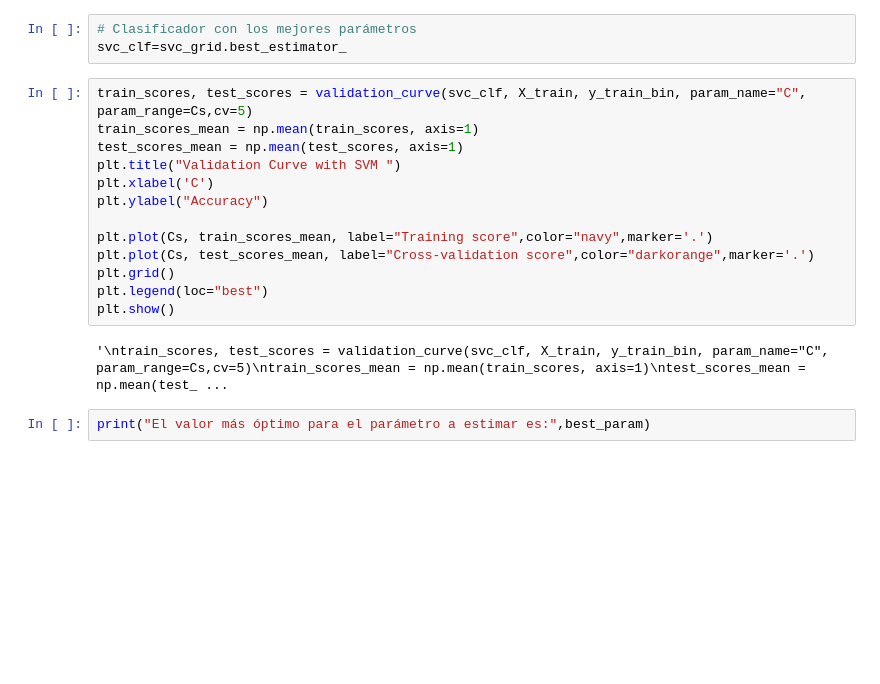
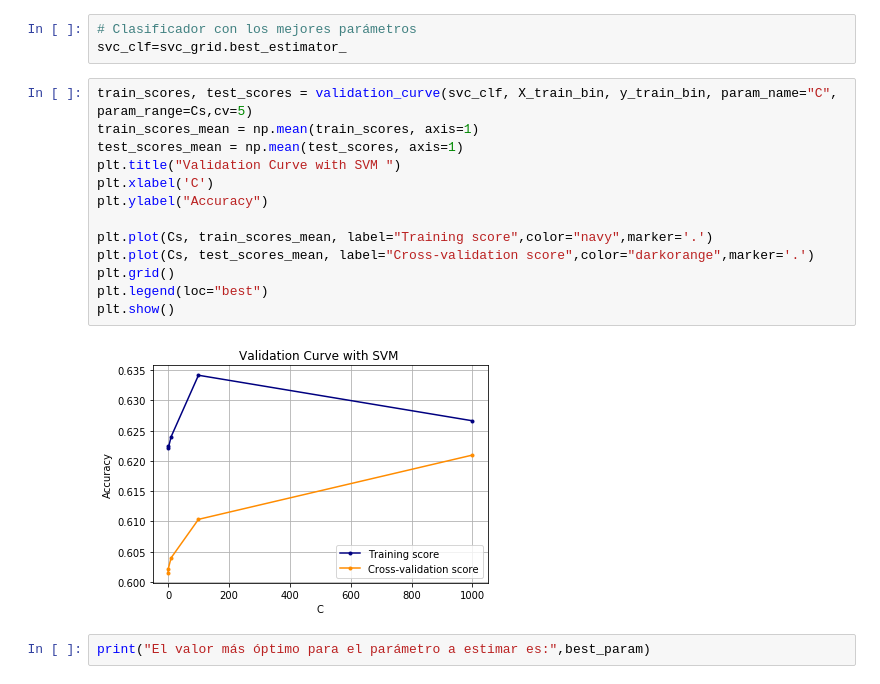
Before and after one commit to Noemiglois/SleepAnalysisWearable, a Jupyter notebook: Clasificador SVM.ipynb, the cells around one changed output. Drawn from its saved outputs; the diff is of its cells as text; blank space fills up the shorter version.

```diff
--- a/Clasificador SVM.ipynb
+++ b/Clasificador SVM.ipynb
@@ -77,20 +77,20 @@ best_param=svc_grid.best_params_
 # Clasificador con los mejores parámetros
 svc_clf=svc_grid.best_estimator_
 # %%
-train_scores, test_scores = validation_curve(svc_clf, X_train, y_train_bin, param_name="C", param_range=Cs,cv=5)
+train_scores, test_scores = validation_curve(svc_clf, X_train_bin, y_train_bin, param_name="C", param_range=Cs,cv=5)
 train_scores_mean = np.mean(train_scores, axis=1)
 test_scores_mean = np.mean(test_scores, axis=1)
 plt.title("Validation Curve with SVM ")
 plt.xlabel('C')
 plt.ylabel("Accuracy")
 
 plt.plot(Cs, train_scores_mean, label="Training score",color="navy",marker='.')
 plt.plot(Cs, test_scores_mean, label="Cross-validation score",color="darkorange",marker='.')
 plt.grid()
 plt.legend(loc="best")
 plt.show()
 # %% [output]
-'\ntrain_scores, test_scores = validation_curve(svc_clf, X_train, y_train_bin, param_name="C", param_range=Cs,cv=5)\ntrain_scores_mean = np.mean(train_scores, axis=1)\ntest_scores_mean = np.mean(test_ ...
+[figure, added]
 # %%
 print("El valor más óptimo para el parámetro a estimar es:",best_param)
 # %% [output]
```
Also changed, not shown: parts of 5 cells of this notebook, 1 other file.
